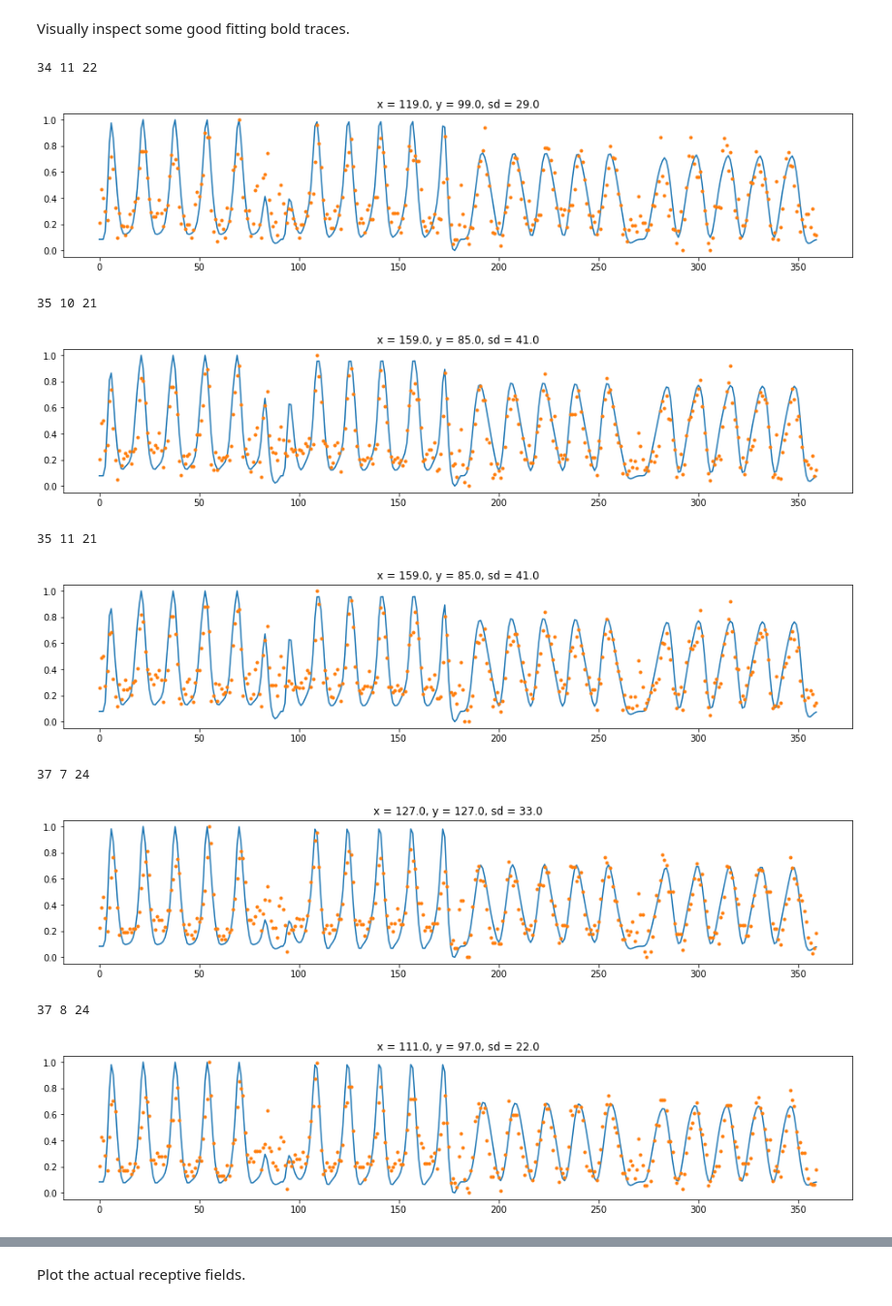
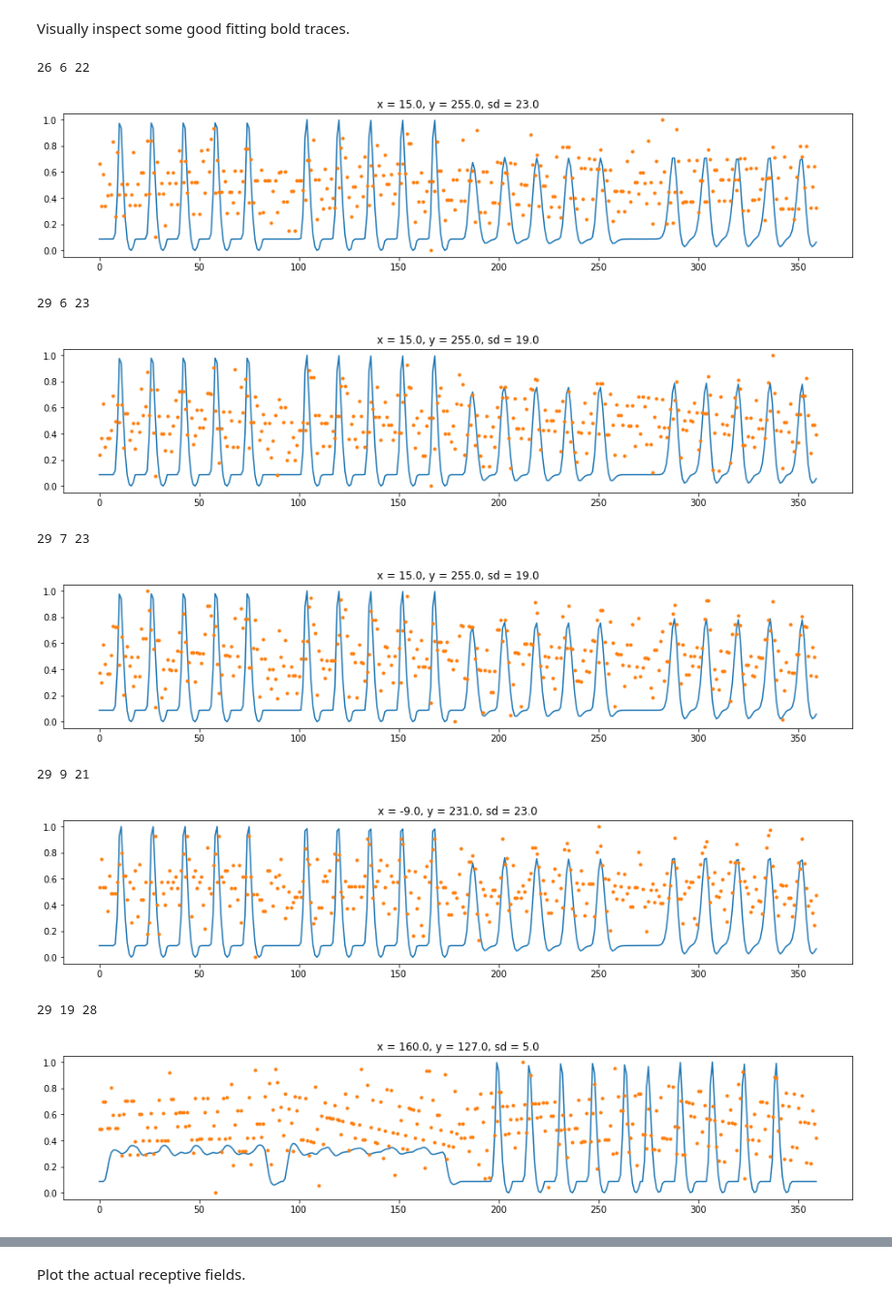
Before and after one commit to smathot/studyforrest-prf, a Jupyter notebook: prf-mapping.ipynb, the cells around one changed output, grey strips where cells are left out. Shown at 97% size. Cells and saved outputs as stored; diff of their text form; code cells hidden in the pictures.

```diff
--- a/prf-mapping.ipynb
+++ b/prf-mapping.ipynb
@@ -53,6 +57,7 @@ from forrestprf import fitting
 pass1 = fitting.prf_map(stim, bold, mask, npass=1)
 pass2 = fitting.prf_map(stim, bold, mask, npass=2)
 pass3 = fitting.prf_map(stim, bold, mask, npass=3)
+pass4 = fitting.prf_map(stim, bold, mask, npass=4)
 # %% [output]
 PRF mapping (pass 1)
 PRF mapping (pass 1)
@@ -84,28 +98,28 @@ plt.plot(err2, err3, '.')
 # %% [markdown]
 Visually inspect some good fitting bold traces.
 # %%
-passx = pass3
+passx = pass4
 stimx = stim
-for x, y, z in zip(*np.where(passx.err < 8)):
+for x, y, z in zip(*np.where(passx.err > 50)):
     print(x, y, z)
     prfx, prfy, prfsd, prferr = passx[x, y, z]
     vox = bold.get_data()[x, y, z].copy()
     vox -= vox.min()
     vox /= vox.max()
-    pred = predictions.bold_prediction(prfx, prfy, prfsd, stimx[:,::2,::2])
+    pred = predictions.bold_prediction(prfx, prfy, prfsd, stimx)
     plt.figure(figsize=(16, 3))
     plt.title('x = {}, y = {}, sd = {}'.format(prfx, prfy, prfsd))
     plt.plot(pred)
     plt.plot(vox, '.')
     plt.show()
 # %% [output]
-34 11 22
+26 6 22
-[figure, old version]
+[figure, new version]
-35 10 21
+29 6 23
-[figure, old version]
+[figure, new version]
-35 11 21
+29 7 23
-[figure, old version]
+[figure, new version]
-37 7 24
+29 9 21
-[figure, old version]
+[figure, new version]
-37 8 24
+29 19 28
-[figure, old version]
+[figure, new version]
```
Also changed, not shown: parts of 6 cells of this notebook, 10 other files.
